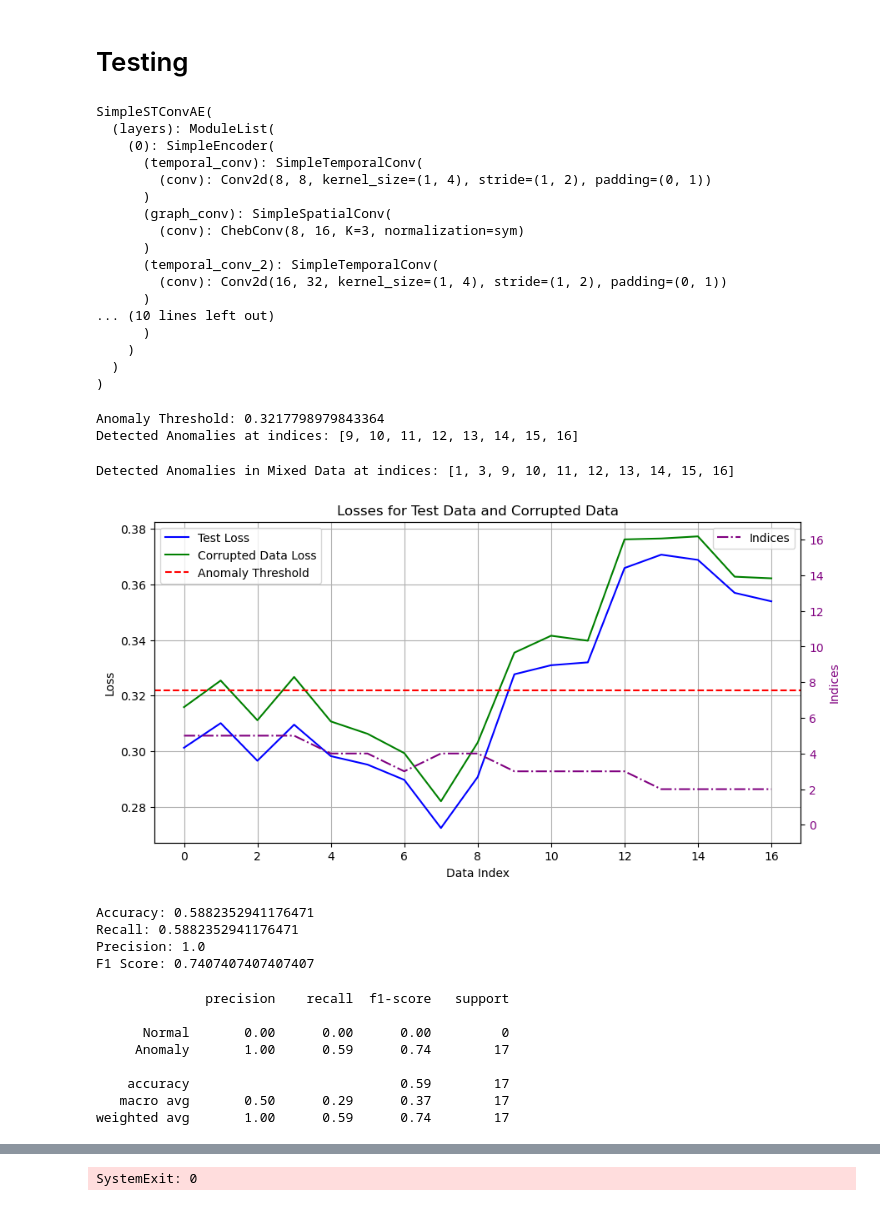
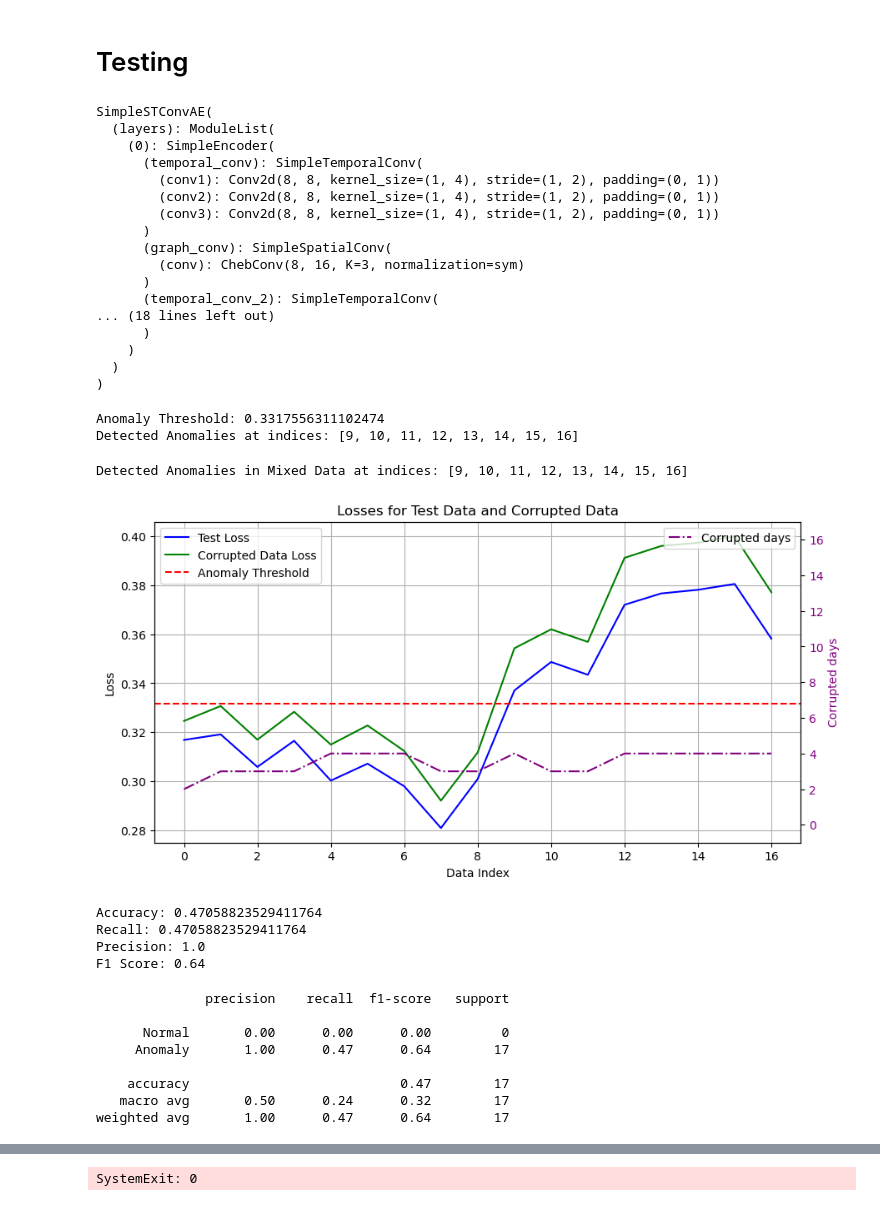
Before and after one commit to Robertogiordano/anomaly_detection_on_time_series_graph, a Jupyter notebook: new_implementation.ipynb, the cells around one changed output, grey strips where cells are left out. Cells and saved outputs as stored; diff of their text form; code cells hidden in the pictures.

Commit message:
sandwich model with gate

```diff
--- a/new_implementation.ipynb
+++ b/new_implementation.ipynb
@@ -329,21 +332,22 @@ VERBOSE = False
 class SimpleTemporalConv(nn.Module):
     def __init__(self, in_channels, out_channels, kernel_size, stride, padding):
         super(SimpleTemporalConv, self).__init__()
-        self.conv = nn.Conv2d(in_channels, out_channels, (1, kernel_size), stride=(1, stride), padding=(0, padding))
+        self.conv1 = nn.Conv2d(in_channels, out_channels, (1, kernel_size), stride=(1, stride), padding=(0, padding))
+        self.conv2 = nn.Conv2d(in_channels, out_channels, (1, kernel_size), stride=(1, stride), padding=(0, padding))
+        self.conv3 = nn.Conv2d(in_channels, out_channels, (1, kernel_size), stride=(1, stride), padding=(0, padding))
 
     def forward(self, x):
-        if VERBOSE: print("Temporal Conv")
 
-        if VERBOSE: print(x.shape)
+
         x = x.permute(0, 3, 2, 1)  # (B, T, N, C) -> (B, C, N, T)
 
-        if VERBOSE: print(x.shape)
-        x = F.relu(self.conv(x))
+        P = self.conv1(x)
+        Q = torch.sigmoid(self.conv2(x))
+        PQ = P * Q
+        x = F.relu(PQ + self.conv3(x))
 
-        if VERBOSE: print(x.shape)
         x=x.permute(0, 3, 2, 1)  # Back to (B, T, N, C)
 
-        if VERBOSE: print(x.shape)
         return x
 
 
@@ -351,21 +355,22 @@ class SimpleTemporalConv(nn.Module):
 class SimpleTemporalDeConv(nn.Module):
     def __init__(self, in_channels, out_channels, kernel_size, stride, padding):
         super(SimpleTemporalDeConv, self).__init__()
-        self.deconv = nn.ConvTranspose2d(in_channels, out_channels, (1, kernel_size), stride=(1, stride), padding=(0, padding))
+        self.deconv1 = nn.ConvTranspose2d(in_channels, out_channels, (1, kernel_size), stride=(1, stride), padding=(0, padding))
+        self.deconv2 = nn.ConvTranspose2d(in_channels, out_channels, (1, kernel_size), stride=(1, stride), padding=(0, padding))
+        self.deconv3 = nn.ConvTranspose2d(in_channels, out_channels, (1, kernel_size), stride=(1, stride), padding=(0, padding))
 
     def forward(self, x):
         if VERBOSE: print("Temporal DeConv")
 
-        if VERBOSE: print(x.shape)
         x = x.permute(0, 3, 2, 1)  # (B, T, N, C) -> (B, C, N, T)
 
-        if VERBOSE: print(x.shape)
-        x = F.relu(self.deconv(x))
+        P = self.deconv1(x)
+        Q = torch.sigmoid(self.deconv2(x))
+        PQ = P * Q
+        x = F.relu(PQ + self.deconv3(x))
 
-        if VERBOSE: print(x.shape)
         x=x.permute(0, 3, 2, 1) # Back to (B, T, N, C)
 
-        if VERBOSE: print(x.shape)
         return x
 # %%
 class SimpleSpatialConv(nn.Module):
@@ -444,7 +449,7 @@ device = torch.device('cuda' if torch.cuda.is_available() else 'cpu')
 DATA_PATH = 'data/subdata'
 STARTING_MODEL_PATH = None
 
-FOLDER_MODEL_SAVE = f'sandwich_model'
+FOLDER_MODEL_SAVE = f'sandwich_model_with_gate'
 # os.makedirs(FOLDER_MODEL_SAVE)
 # %%
 TRAIN_RATIO = 0.7  # Training ratio
@@ -752,15 +739,15 @@ SimpleSTConvAE(
   (layers): ModuleList(
     (0): SimpleEncoder(
       (temporal_conv): SimpleTemporalConv(
-        (conv): Conv2d(8, 8, kernel_size=(1, 4), stride=(1, 2), padding=(0, 1))
+        (conv1): Conv2d(8, 8, kernel_size=(1, 4), stride=(1, 2), padding=(0, 1))
+        (conv2): Conv2d(8, 8, kernel_size=(1, 4), stride=(1, 2), padding=(0, 1))
+        (conv3): Conv2d(8, 8, kernel_size=(1, 4), stride=(1, 2), padding=(0, 1))
       )
       (graph_conv): SimpleSpatialConv(
         (conv): ChebConv(8, 16, K=3, normalization=sym)
       )
       (temporal_conv_2): SimpleTemporalConv(
-        (conv): Conv2d(16, 32, kernel_size=(1, 4), stride=(1, 2), padding=(0, 1))
-      )
-... (10 lines left out)
+... (18 lines left out)
       )
     )
   )
@@ -840,5 +780,5 @@ test_losses, anomaly_threshold, anomalies  = detect_anomalies(model, test_loader
 print(f"Anomaly Threshold: {anomaly_threshold}")
 print(f"Detected Anomalies at indices: {anomalies}")
 # %% [output]
-Anomaly Threshold: 0.3217798979843364
+Anomaly Threshold: 0.3317556311102474
 Detected Anomalies at indices: [9, 10, 11, 12, 13, 14, 15, 16]
@@ -874,7 +799,7 @@ variables = [1, 7]  # Features to corrupt
 variables.sort()
 FOLDER_CORRUPTION = '_'.join([str(mapping_variables[variable]) for variable in variables])
 
-data_corrupted, indices = load_data(DATA_PATH,'corruption/'+FOLDER_CORRUPTION, corruption_level)
+data_corrupted, indices = load_data(DATA_PATH,'corruption2/'+FOLDER_CORRUPTION, corruption_level)
 indices = indices[int((TRAIN_RATIO+VAL_RATIO)*len(data_corrupted)):]
 data_corrupted = data_corrupted[int((TRAIN_RATIO+VAL_RATIO)*len(data_corrupted)):]
 
@@ -885,36 +810,36 @@ mixed_losses, _, mixed_anomalies = detect_anomalies(model, mixed_loader, criteri
 
 print(f"Detected Anomalies in Mixed Data at indices: {mixed_anomalies}")
 # %% [output]
-Detected Anomalies in Mixed Data at indices: [1, 3, 9, 10, 11, 12, 13, 14, 15, 16]
+Detected Anomalies in Mixed Data at indices: [9, 10, 11, 12, 13, 14, 15, 16]
 # %%
 # Plot the losses for the test data and corrupted data with separate axes
 fig, ax1 = plt.subplots(figsize=(10, 5))
 
 # Primary y-axis for losses
 ax1.plot(test_losses, label='Test Loss', color='blue')
 ax1.plot(mixed_losses, label='Corrupted Data Loss', color='green')
 ax1.axhline(anomaly_threshold, color='red', linestyle='--', label='Anomaly Threshold')
 ax1.set_xlabel('Data Index')
 ax1.set_ylabel('Loss')
 ax1.legend(loc='upper left')
 ax1.grid(True)
 ax1.set_title('Losses for Test Data and Corrupted Data')
 
 # Secondary y-axis for indices
 ax2 = ax1.twinx()
-ax2.plot(indices, label='Indices', color='purple', linestyle='-.')
-ax2.set_ylabel('Indices', color='purple')
+ax2.plot(indices, label='Corrupted days', color='purple', linestyle='-.')
+ax2.set_ylabel('Corrupted days', color='purple')
 ax2.tick_params(axis='y', labelcolor='purple')
 ax2.set_ylim(-1, 17)  # Set the range of indices between 0 and 16
 ax2.legend(loc='upper right')
 
 # Save the plot
 plt.savefig(FOLDER_MODEL_SAVE+'/test_corrupted_losses.png')
 
 # Show the plot
 plt.show()
 # %% [output]
-[figure, old version]
+[figure, new version]
 # %%
 # Define the total number of data points (adjust if needed)
 total_data_points = len(test_data)
@@ -946,21 +871,21 @@ results = {
 with open(FOLDER_MODEL_SAVE+'/metrics.json', 'w') as f:
     json.dump(results, f, indent=4)
 # %% [output]
-Accuracy: 0.5882352941176471
-Recall: 0.5882352941176471
+Accuracy: 0.47058823529411764
+Recall: 0.47058823529411764
 Precision: 1.0
-F1 Score: 0.7407407407407407
+F1 Score: 0.64
 # %%
 print(classification_report(actual_anomalies, predicted_anomalies, target_names=['Normal', 'Anomaly']))
 # %% [output]
               precision    recall  f1-score   support
 
       Normal       0.00      0.00      0.00         0
-     Anomaly       1.00      0.59      0.74        17
+     Anomaly       1.00      0.47      0.64        17
 
-    accuracy                           0.59        17
-   macro avg       0.50      0.29      0.37        17
-weighted avg       1.00      0.59      0.74        17
+    accuracy                           0.47        17
+   macro avg       0.50      0.24      0.32        17
+weighted avg       1.00      0.47      0.64        17
 # %%
 # Plot the confusion matrix
 cf = confusion_matrix(actual_anomalies, predicted_anomalies)
```
Also changed, not shown: parts of 11 cells of this notebook, 13 other files.
